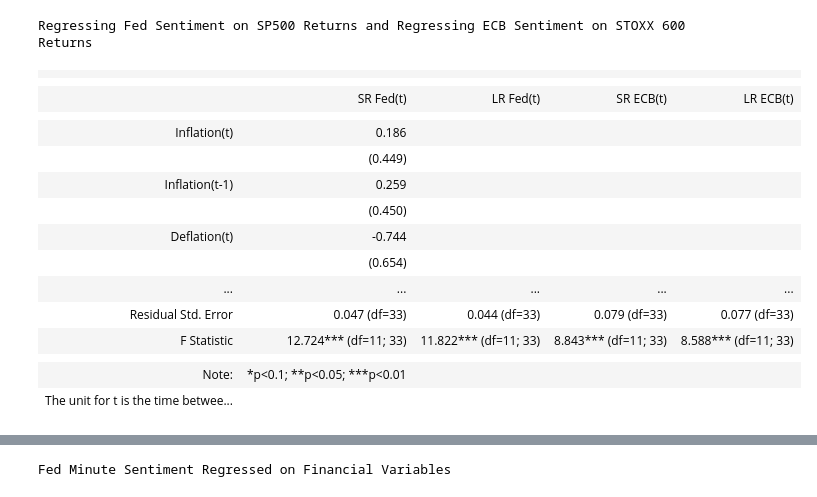
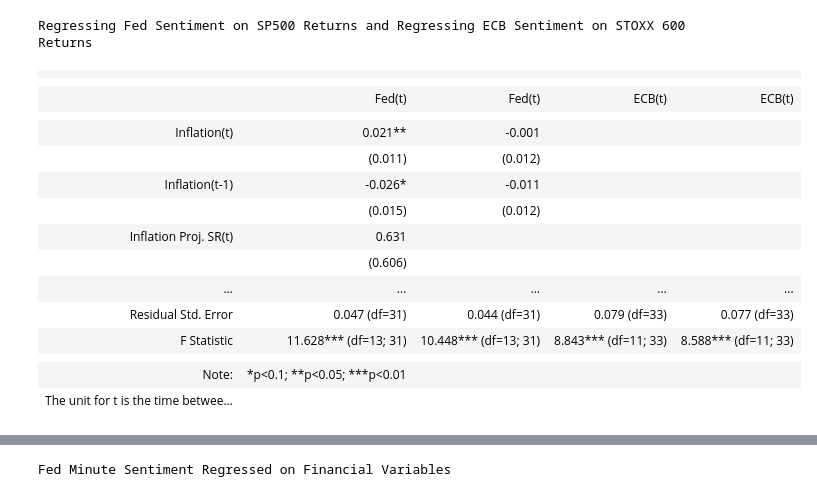
Before and after one commit to KyleNabors/Central-Bank-FinBERT-Analysis, a Jupyter notebook: Sentiment Graphs and Regressions.ipynb, the cells around one changed output, grey strips where cells are left out. Drawn from its saved outputs; the diff is of its cells as text; code cells hidden in the pictures.

```diff
--- a/Sentiment Graphs and Regressions.ipynb
+++ b/Sentiment Graphs and Regressions.ipynb
@@ -55,3 +55,11 @@ inflation_prob = inflation_prob_us.merge(
 sentiment = sentiment.merge(inflation_prob, on="date", how="left")
 
 # sentiment = sentiment.ffill()
+# %%
+inflation_diff = pd.read_excel(
+    "/Users/kylenabors/Documents/Database/Market Data/Inflation/12m cumulative inflation.xlsx"
+)
+
+print(inflation_diff.dtypes)
+
+sentiment = pd.merge(sentiment, inflation_diff, on="date", how="left")
@@ -582,6 +662,8 @@ x0 = [
     "log_returns_3",
     "log_returns_4",
     "log_returns_5",
+    "12m_inf",
+    "12m_inf_1",
 ]
 
 x1 = [
@@ -596,6 +678,8 @@ x1 = [
     "log_returns_3",
     "log_returns_4",
     "log_returns_5",
+    "12m_inf",
+    "12m_inf_1",
 ]
 
 x2 = [
@@ -646,11 +730,13 @@ stargazer = Stargazer([reg0, reg1, reg2, reg3])
 stargazer.title(
     "Regressing Fed Sentiment on SP500 Returns and Regressing ECB Sentiment on STOXX 600 Returns"
 )
-stargazer.custom_columns(["SR Fed(t)", "LR Fed(t)", "SR ECB(t)", "LR ECB(t)"])
+stargazer.custom_columns(["Fed(t)", "Fed(t)", "ECB(t)", "ECB(t)"])
 stargazer.show_model_numbers(False)
 stargazer.significant_digits(3)
 stargazer.covariate_order(
     [
+        "12m_inf",
+        "12m_inf_1",
         "higher4_5y5y_us",
         "higher4_5y5y_us_1",
         "lower0_5y5y_us",
@@ -685,65 +771,67 @@ stargazer.covariate_order(
 )
 stargazer.rename_covariates(
     {
-        "higher4_5y5y_us": "Inflation(t)",
-        "higher4_5y5y_us_1": "Inflation(t-1)",
-        "lower0_5y5y_us": "Deflation(t)",
-        "lower0_5y5y_us_1": "Deflation(t-1)",
-        "zc_higher4_5y_us": "Inflation(t)",
-        "zc_higher4_5y_us_1": "Inflation(t-1)",
-        "zc_lower0_5y_us": "Deflation(t)",
-        "zc_lower0_5y_us_1": "Deflation(t-1)",
-        "higher4_5y5y_eu": "Inflation(t)",
-        "higher4_5y5y_eu_1": "Inflation(t-1)",
-        "lower0_5y5y_eu": "Deflation(t)",
-        "lower0_5y5y_eu_1": "Deflation(t-1)",
-        "zc_higher4_5y_eu": "Inflation(t)",
-        "zc_higher4_5y_eu_1": "Inflation(t-1)",
-        "zc_lower0_5y_eu": "Deflation(t)",
-        "zc_lower0_5y_eu_1": "Deflation(t)",
+        "12m_inf": "Inflation(t)",
+        "12m_inf_1": "Inflation(t-1)",
+        "higher4_5y5y_us": "Inflation Proj. SR(t)",
+        "higher4_5y5y_us_1": "Inflation Proj. SR(t-1)",
+        "lower0_5y5y_us": "Deflation Proj. SR(t)",
+        "lower0_5y5y_us_1": "Deflation Proj. SR(t-1)",
+        "zc_higher4_5y_us": "Inflation Proj. LR(t)",
+        "zc_higher4_5y_us_1": "Inflation Proj. LR(t-1)",
+        "zc_lower0_5y_us": "Deflation Proj. LR(t)",
+        "zc_lower0_5y_us_1": "Deflation Proj. LR(t-1)",
+        "higher4_5y5y_eu": "Inflation Proj. SR(t)",
+        "higher4_5y5y_eu_1": "Inflation Proj. SR(t-1)",
+        "lower0_5y5y_eu": "Deflation Proj. SR(t)",
+        "lower0_5y5y_eu_1": "Deflation Proj. SR(t-1)",
+        "zc_higher4_5y_eu": "Inflation Proj. LR(t)",
+        "zc_higher4_5y_eu_1": "Inflation Proj. LR(t-1)",
+        "zc_lower0_5y_eu": "Deflation Proj. LR(t)",
+        "zc_lower0_5y_eu_1": "Deflation Proj. LR(t)",
         "log_returns_0": "SP00 Returns(t)",
         "log_returns_1": "SP00 Returns(t-1)",
         "log_returns_2": "SP00 Returns(t-2)",
         "log_returns_3": "SP00 Returns(t-3)",
         "log_returns_4": "SP00 Returns(t-4)",
         "log_returns_5": "SP00 Returns(t-5)",
         "fed_minutes_1": "Fed(t-1)",
         "log_returns_eu_0": "STOXX600 Returns(t)",
         "log_returns_eu_1": "STOXX600 Returns(t-1)",
         "log_returns_eu_2": "STOXX600 Returns(t-2)",
         "log_returns_eu_3": "STOXX600 Returns(t-3)",
         "log_returns_eu_4": "STOXX600 Returns(t-4)",
         "log_returns_eu_5": "STOXX600 Returns(t-5)",
         "press_conferences_1": "ECB(t-1)",
     },
 )
 stargazer.add_custom_notes(
     [
         "The unit for t is the time between a given meeting and the previous meeting for the given Central Bank."
     ]
 )
 # Display the Stargazer output
 display(HTML(stargazer.render_html()))
 
 # Modify the LaTeX output to remove all \\[-1.8ex]
 latex_output = stargazer.render_latex().replace("\\[-1.8ex]", "")
 latex_output = latex_output.replace("!htbp", "H")
 print(latex_output)
 # %% [output]
 Regressing Fed Sentiment on SP500 Returns and Regressing ECB Sentiment on STOXX 600 Returns
 |  |  |  |  |  |
 |  |
-|  | SR Fed(t) | LR Fed(t) | SR ECB(t) | LR ECB(t) |
+|  | Fed(t) | Fed(t) | ECB(t) | ECB(t) |
 |  |  |  |  |  |
-| Inflation(t) | 0.186 |  |  |  |
-|  | (0.449) |  |  |  |
-| Inflation(t-1) | 0.259 |  |  |  |
-|  | (0.450) |  |  |  |
-| Deflation(t) | -0.744 |  |  |  |
-|  | (0.654) |  |  |  |
+| Inflation(t) | 0.021** | -0.001 |  |  |
+|  | (0.011) | (0.012) |  |  |
+| Inflation(t-1) | -0.026* | -0.011 |  |  |
+|  | (0.015) | (0.012) |  |  |
+| Inflation Proj. SR(t) | 0.631 |  |  |  |
+|  | (0.606) |  |  |  |
 | ... | ... | ... | ... | ... |
-| Residual Std. Error | 0.047 (df=33) | 0.044 (df=33) | 0.079 (df=33) | 0.077 (df=33) |
-| F Statistic | 12.724*** (df=11; 33) | 11.822*** (df=11; 33) | 8.843*** (df=11; 33) | 8.588*** (df=11; 33) |
+| Residual Std. Error | 0.047 (df=31) | 0.044 (df=31) | 0.079 (df=33) | 0.077 (df=33) |
+| F Statistic | 11.628*** (df=13; 31) | 10.448*** (df=13; 31) | 8.843*** (df=11; 33) | 8.588*** (df=11; 33) |
 |  |  |  |  |  |
 | Note: | *p<0.1; **p<0.05; ***p<0.01 |  |  |  |
 | The unit for t is the time betwee... |  |  |  |  |
```
Also changed, not shown: parts of 5 cells of this notebook, 2 other files.
